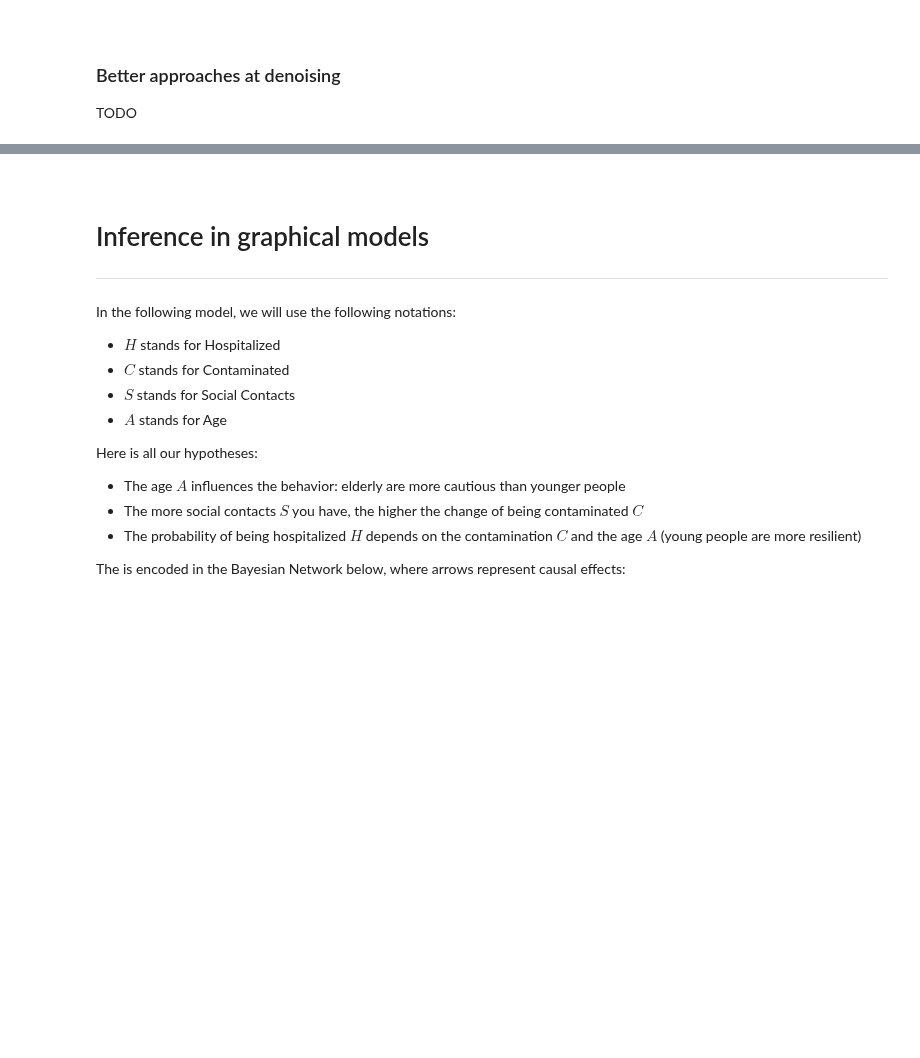
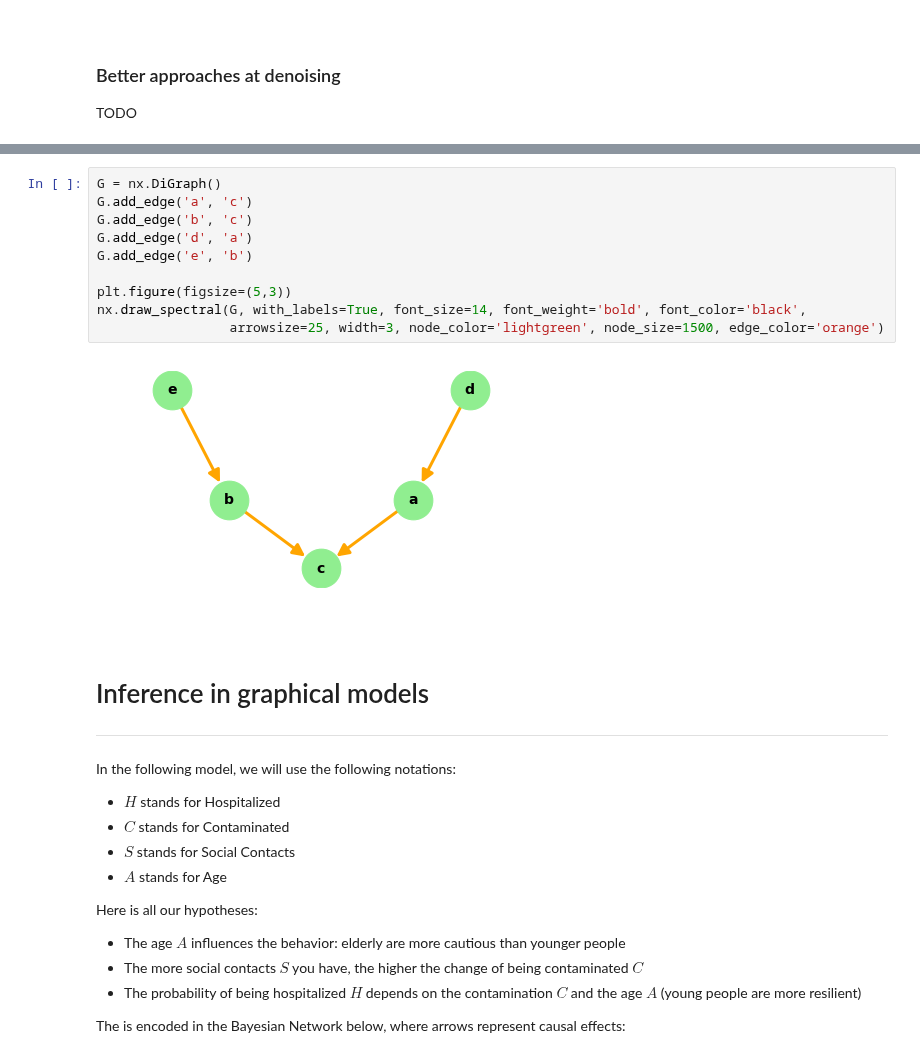
Before and after one commit to QuentinDuval/PythonExperiments, a Jupyter notebook: ml/7_graphical_models.ipynb, the cells around one changed output, grey strips where cells are left out. Saved outputs shown, nothing was run; the diff lists cells and outputs as text; blank space fills up the shorter version.

```diff
--- a/ml/7_graphical_models.ipynb
+++ b/ml/7_graphical_models.ipynb
@@ -144,3 +194,15 @@ TODO
+# %%
+G = nx.DiGraph()
+G.add_edge('a', 'c')
+G.add_edge('b', 'c')
+G.add_edge('d', 'a')
+G.add_edge('e', 'b')
+
+plt.figure(figsize=(5,3))
+nx.draw_spectral(G, with_labels=True, font_size=14, font_weight='bold', font_color='black',
+                 arrowsize=25, width=3, node_color='lightgreen', node_size=1500, edge_color='orange')
+# %% [output]
+[figure, added]
 # %% [markdown]
 <br>
 
```
Also changed, not shown: parts of 9 cells of this notebook.
